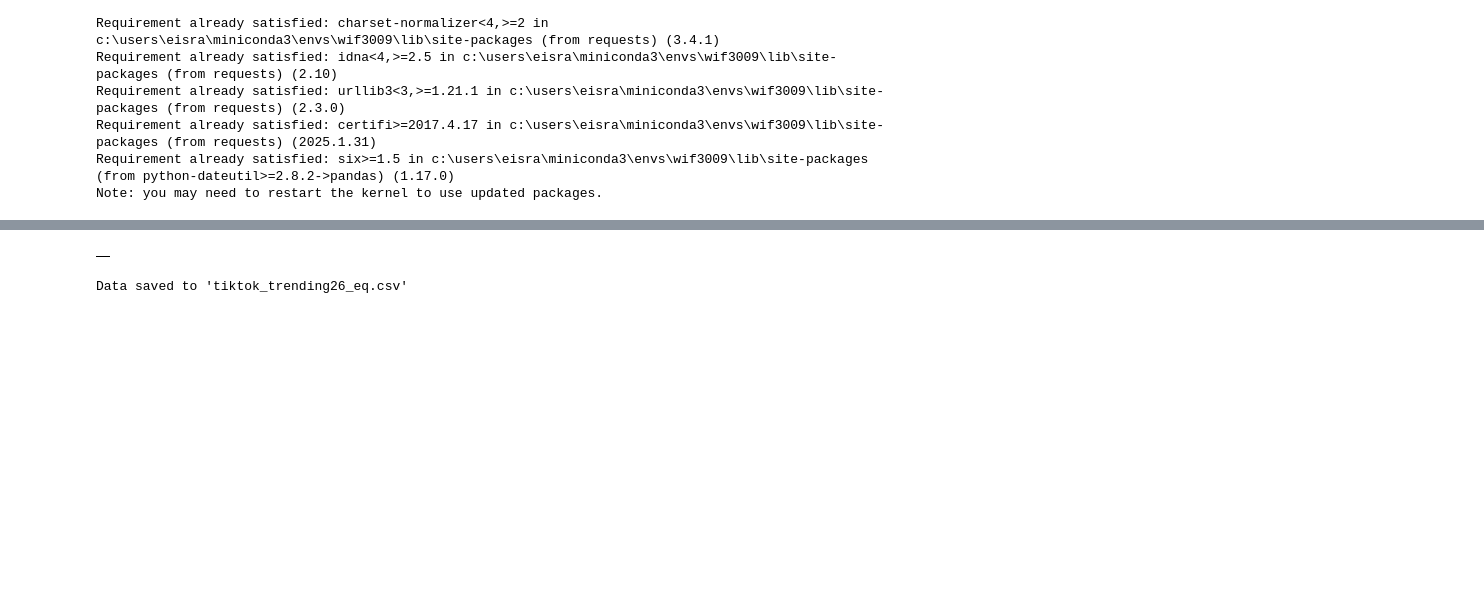
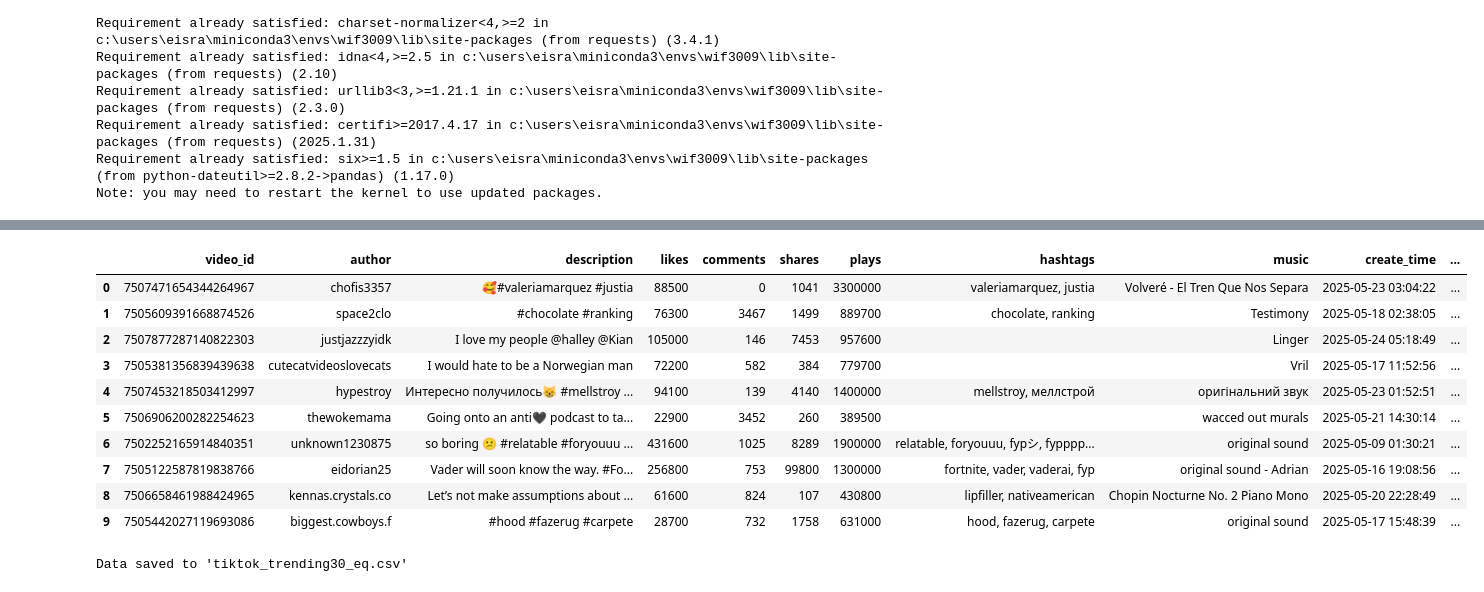
Before and after one commit to Qarsie/Tiktok_Py, a Jupyter notebook: retrieve_API.ipynb, the cells around one changed output, grey strips where cells are left out. Drawn from its saved outputs; the diff is of its cells as text; code cells hidden in the pictures; blank space fills up the shorter version.

```diff
--- a/retrieve_API.ipynb
+++ b/retrieve_API.ipynb
@@ -23,7 +23,8 @@ import requests
 import pandas as pd
 
 # Configuration
-RAPIDAPI_KEY = "f1748cf772mshf37bd83f9aa9cf2p115781jsn8b48ae67e28d"   #change to your key
+#RAPIDAPI_KEY = "f1748cf772mshf37bd83f9aa9cf2p115781jsn8b48ae67e28d"   #change to your key
+RAPIDAPI_KEY = "bc98e79d62msh4ace66996dca756p1be7b5jsnb7b30e04a259"   #change to your key
 RAPIDAPI_HOST = "tiktok-api23.p.rapidapi.com"
 BASE_URL = "https://tiktok-api23.p.rapidapi.com/api/post/trending"
 
@@ -89,8 +90,8 @@ df = process_data(items)
 
 print(f"\nSuccessfully fetched {len(df)} videos")
 display(df.head(10))
-df.to_csv('tiktok_trending26_eq.csv', index=False)     #rename your file
-print("\nData saved to 'tiktok_trending26_eq.csv'")
+df.to_csv('tiktok_trending30_eq.csv', index=False)     #rename your file
+print("\nData saved to 'tiktok_trending30_eq.csv'")
 # %% [output]
 Fetching trending TikTok videos...
 Error fetching batch: 429 Client Error: Too Many Requests for url: https://tiktok-api23.p.rapidapi.com/api/post/trending?count=8&cursor=0
@@ -99,2 +100,12 @@ Successfully fetched 0 videos
-|  |
+|  | video_id | author | description | likes | comments | shares | plays | hashtags | music | create_time | ... |
+| 0 | 7507471654344264967 | chofis3357 | 🥰#valeriamarquez #justia | 88500 | 0 | 1041 | 3300000 | valeriamarquez, justia | Volveré - El Tren Que Nos Separa | 2025-05-23 03:04:22 | ... |
+| 1 | 7505609391668874526 | space2clo | #chocolate #ranking | 76300 | 3467 | 1499 | 889700 | chocolate, ranking | Testimony | 2025-05-18 02:38:05 | ... |
+| 2 | 7507877287140822303 | justjazzzyidk | I love my people @halley @Kian | 105000 | 146 | 7453 | 957600 |  | Linger | 2025-05-24 05:18:49 | ... |
+| 3 | 7505381356839439638 | cutecatvideoslovecats | I would hate to be a Norwegian man | 72200 | 582 | 384 | 779700 |  | Vril | 2025-05-17 11:52:56 | ... |
+| 4 | 7507453218503412997 | hypestroy | Интересно получилось😸 #mellstroy ... | 94100 | 139 | 4140 | 1400000 | mellstroy, меллстрой | оригінальний звук | 2025-05-23 01:52:51 | ... |
+| 5 | 7506906200282254623 | thewokemama | Going onto an anti🖤 podcast to ta... | 22900 | 3452 | 260 | 389500 |  | wacced out murals | 2025-05-21 14:30:14 | ... |
+| 6 | 7502252165914840351 | unknown1230875 | so boring 😕 #relatable #foryouuu ... | 431600 | 1025 | 8289 | 1900000 | relatable, foryouuu, fypシ, fypppp... | original sound | 2025-05-09 01:30:21 | ... |
+| 7 | 7505122587819838766 | eidorian25 | Vader will soon know the way. #Fo... | 256800 | 753 | 99800 | 1300000 | fortnite, vader, vaderai, fyp | original sound - Adrian | 2025-05-16 19:08:56 | ... |
+| 8 | 7506658461988424965 | kennas.crystals.co | Let’s not make assumptions about ... | 61600 | 824 | 107 | 430800 | lipfiller, nativeamerican | Chopin Nocturne No. 2 Piano Mono | 2025-05-20 22:28:49 | ... |
+| 9 | 7505442027119693086 | biggest.cowboys.f | #hood #fazerug #carpete | 28700 | 732 | 1758 | 631000 | hood, fazerug, carpete | original sound | 2025-05-17 15:48:39 | ... |
-Data saved to 'tiktok_trending26_eq.csv'
+Data saved to 'tiktok_trending30_eq.csv'
```
Also changed, not shown: parts of 1 cell of this notebook, 16 other files.
